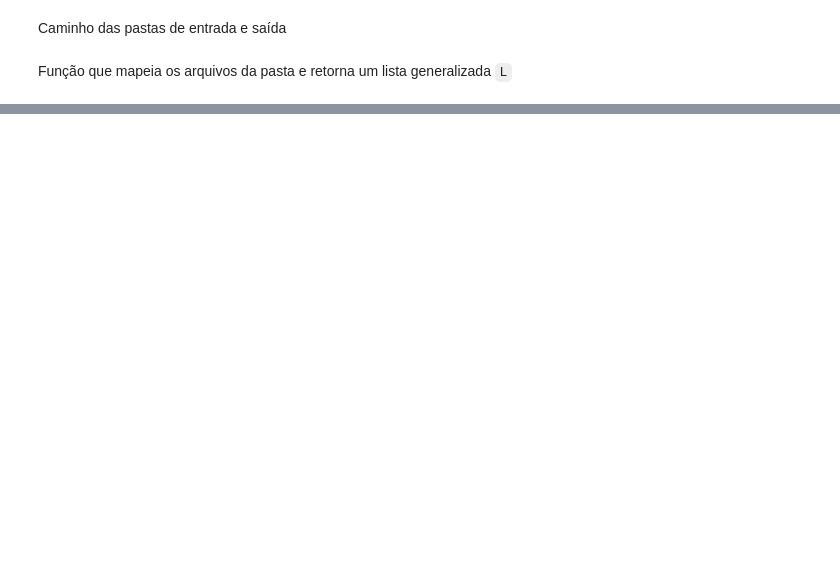
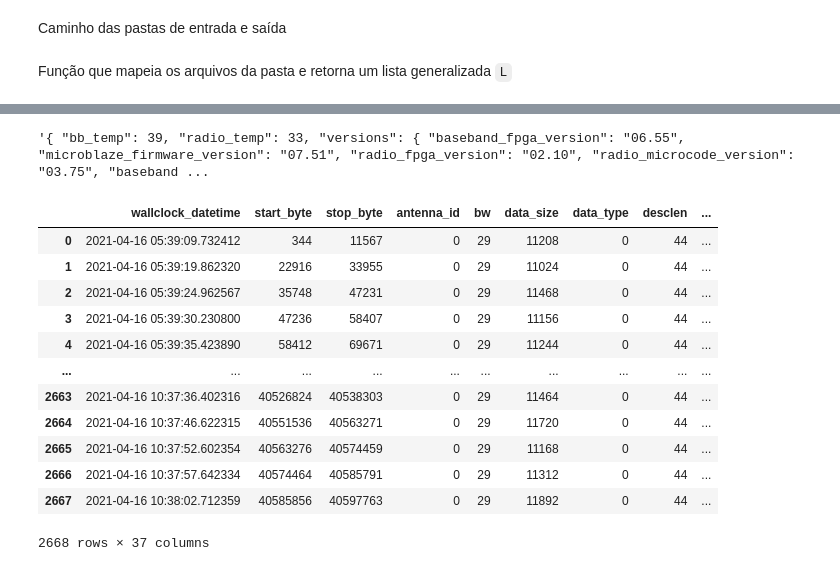
Before and after one commit to ronaldokun/rfpye, a Jupyter notebook: nbs/_test_meta.ipynb, the cells around one changed output, grey strips where cells are left out. Drawn from its saved outputs; the diff is of its cells as text; code cells hidden in the pictures; blank space fills up the shorter version.

```diff
--- a/nbs/_test_meta.ipynb
+++ b/nbs/_test_meta.ipynb
@@ -54,0 +81,20 @@ meta
+# %%
+dfs[3].text.iloc[0]
+# %% [output]
+'{ "bb_temp": 39, "radio_temp": 33, "versions": { "baseband_fpga_version": "06.55", "microblaze_firmware_version": "07.51", "radio_fpga_version": "02.10", "radio_microcode_version": "03.75", "baseband ...
+# %%
+dfs[4]
+# %% [output]
+|  | wallclock_datetime | start_byte | stop_byte | antenna_id | bw | data_size | data_type | desclen | ... |
+| 0 | 2021-04-16 05:39:09.732412 | 344 | 11567 | 0 | 29 | 11208 | 0 | 44 | ... |
+| 1 | 2021-04-16 05:39:19.862320 | 22916 | 33955 | 0 | 29 | 11024 | 0 | 44 | ... |
+| 2 | 2021-04-16 05:39:24.962567 | 35748 | 47231 | 0 | 29 | 11468 | 0 | 44 | ... |
+| 3 | 2021-04-16 05:39:30.230800 | 47236 | 58407 | 0 | 29 | 11156 | 0 | 44 | ... |
+| 4 | 2021-04-16 05:39:35.423890 | 58412 | 69671 | 0 | 29 | 11244 | 0 | 44 | ... |
+| ... | ... | ... | ... | ... | ... | ... | ... | ... | ... |
+| 2663 | 2021-04-16 10:37:36.402316 | 40526824 | 40538303 | 0 | 29 | 11464 | 0 | 44 | ... |
+| 2664 | 2021-04-16 10:37:46.622315 | 40551536 | 40563271 | 0 | 29 | 11720 | 0 | 44 | ... |
+| 2665 | 2021-04-16 10:37:52.602354 | 40563276 | 40574459 | 0 | 29 | 11168 | 0 | 44 | ... |
+| 2666 | 2021-04-16 10:37:57.642334 | 40574464 | 40585791 | 0 | 29 | 11312 | 0 | 44 | ... |
+| 2667 | 2021-04-16 10:38:02.712359 | 40585856 | 40597763 | 0 | 29 | 11892 | 0 | 44 | ... |
+2668 rows × 37 columns
```
Also changed, not shown: parts of 23 cells of this notebook, 16 other files.
